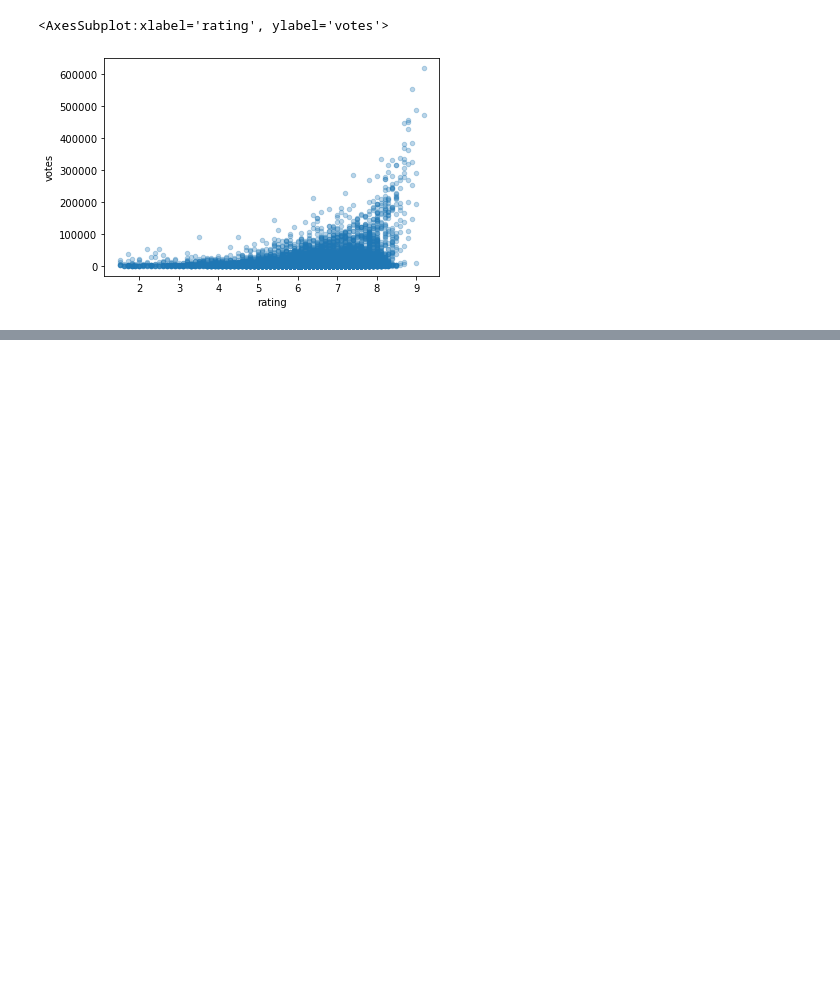
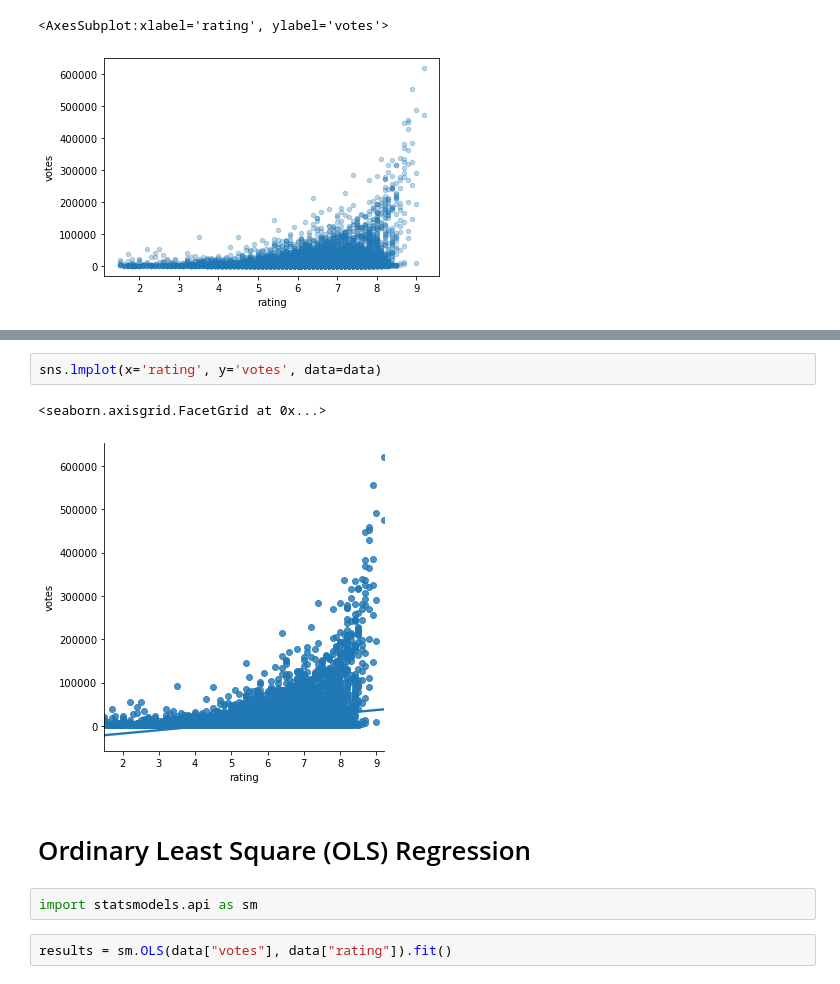
Before and after one commit to Aarohi-masq/100Days, a Jupyter notebook: Jupyter.ipynb, the cells around one changed output, grey strips where cells are left out. Saved outputs shown, nothing was run; the diff lists cells and outputs as text; blank space fills up the shorter version.

```diff
--- a/Jupyter.ipynb
+++ b/Jupyter.ipynb
@@ -288,0 +295,11 @@ NameError: name 'rating' is not defined
+# %%
+sns.lmplot(x='rating', y='votes', data=data)
+# %% [output]
+<seaborn.axisgrid.FacetGrid at 0x...>
+[figure, added]
+# %% [markdown]
+# Ordinary Least Square (OLS) Regression
+# %%
+import statsmodels.api as sm
+# %%
+results = sm.OLS(data["votes"], data["rating"]).fit()
```
Also changed, not shown: parts of 30 cells of this notebook.
